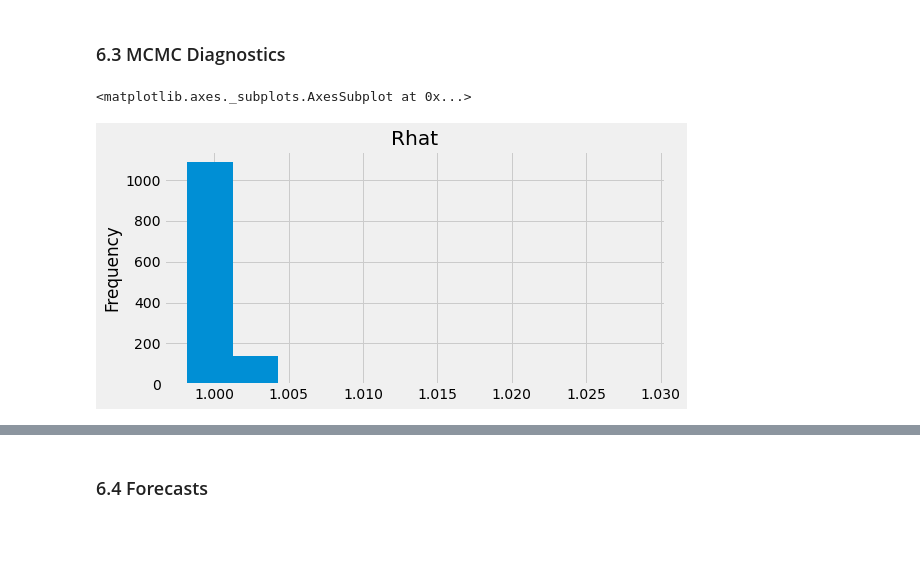
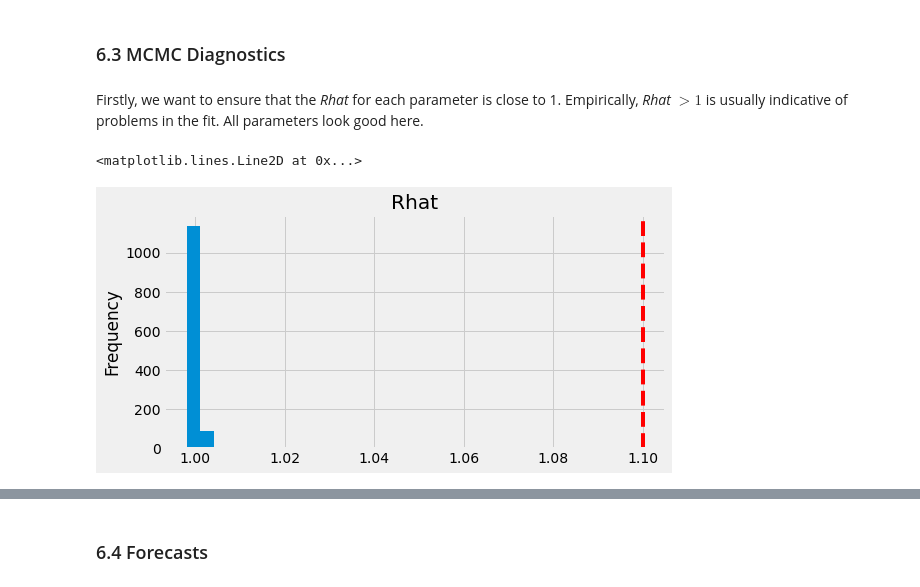
Before and after one commit to leoguelman/prophet_extension, a Jupyter notebook: notebook/Bayesian Hierarchical Time Series .ipynb, the cells around one changed output, grey strips where cells are left out. Cells and saved outputs as stored; diff of their text form; code cells hidden in the pictures; blank space fills up the shorter version.

```diff
--- a/notebook/Bayesian Hierarchical Time Series .ipynb
+++ b/notebook/Bayesian Hierarchical Time Series .ipynb
@@ -55,14 +56,16 @@ visnights = pd.read_csv('../data/visnights_data.csv')
 visnights = visnights.assign(
     date = lambda df: pd.to_datetime(df[['year', 'month']].assign(DAY=1))
     )
-visnights['NSWMetro'] = visnights['NSWMetro'].values * np.logspace(0, 0.2, num=76)
-visnights['NSWNthCo'] = visnights['NSWNthCo'].values * np.logspace(0, 0.2, num=76)
-visnights['NSWSthCo'] = visnights['NSWSthCo'].values * np.logspace(0, 0.2, num=76)
-visnights['NSWSthIn'] = visnights['NSWSthIn'].values * np.logspace(0, 0.2, num=76)
-visnights['NSWNthIn'] = visnights['NSWNthIn'].values * np.logspace(0, 0.2, num=76)
+n_obs = visnights.shape[0]
+adj = np.logspace(0, 0.2, num=n_obs)
+visnights['NSWMetro'] = visnights['NSWMetro'].values * adj
+visnights['NSWNthCo'] = visnights['NSWNthCo'].values * adj
+visnights['NSWSthCo'] = visnights['NSWSthCo'].values * adj
+visnights['NSWSthIn'] = visnights['NSWSthIn'].values * adj
+visnights['NSWNthIn'] = visnights['NSWNthIn'].values * adj
 visnights = visnights.drop(['year', 'month'], axis=1)
 visnights = visnights.set_index('date')
-print("Number of observations:", visnights.shape[0], "\n")
+print("Number of observations:", n_obs, "\n")
 visnights.head()
 # %% [output]
 INFO:numexpr.utils:NumExpr defaulting to 8 threads.
@@ -643,7 +648,7 @@ ts = visnights_train_long['y'].values
 zone_var = visnights_train_long['zone'].values
 
 # Trend inputs
-t, s, A = get_linear_trend_data(ts, n_changepoints = 10, group_var=zone_var)
+t, s, A = get_linear_trend_data(ts, n_changepoints = n_changepoints, group_var=zone_var)
 
 # Seasonality inputs
 X = fourier_series(t, p=p, fourier_order=n_fourier) # p=4 becuase we have yearly seasonality with quarterly data
@@ -657,12 +662,12 @@ stan_data_dict = {'N':visnights_train_long.shape[0],
                   'X':X,
                   'y': visnights_train_long['y'].values,
                   'J': len(np.unique(zone_var)),
-                  'group':np.repeat(list(range(1,6)), 66) # stan start index = 1
+                  'group':np.repeat(list(range(1,6)), visnights_train.shape[0]) # stan start index = 1
                   }
 
 sm = pystan.StanModel('../stan/stan_model_hierarchical.stan')
 multiprocessing.set_start_method("fork", force=True)
-fit5 = sm.sampling(data=stan_data_dict, iter=1000, chains=4)
+fit5 = sm.sampling(data=stan_data_dict, iter=1000, chains=4, seed=197342, control=dict(max_treedepth=15))
 
 summary_stan_fit = stan_model_summary(fit5)
 summary_stan_fit
@@ -675,8 +691,11 @@ WARNING:pystan:Run again with max_treedepth larger than 10 to avoid saturation
 # %% [markdown]
 ### 6.3 MCMC Diagnostics <a class="anchor" id="diagnostics_63"></a>
+# %% [markdown]
+Firstly, we want to ensure that the *Rhat* for each parameter is close to 1. Empirically, *Rhat* $> 1$ is usually indicative of problems in the fit. All parameters look good here.
 # %%
 r_hat = summary_stan_fit['Rhat']
 r_hat.plot.hist(title="Rhat")
+plt.axvline(1.1, color='r', linestyle='--')
 # %% [output]
-<matplotlib.axes._subplots.AxesSubplot at 0x...>
+<matplotlib.lines.Line2D at 0x...>
-[figure, old version]
+[figure, new version]
```
Also changed, not shown: parts of 19 cells of this notebook, 24 other files.
